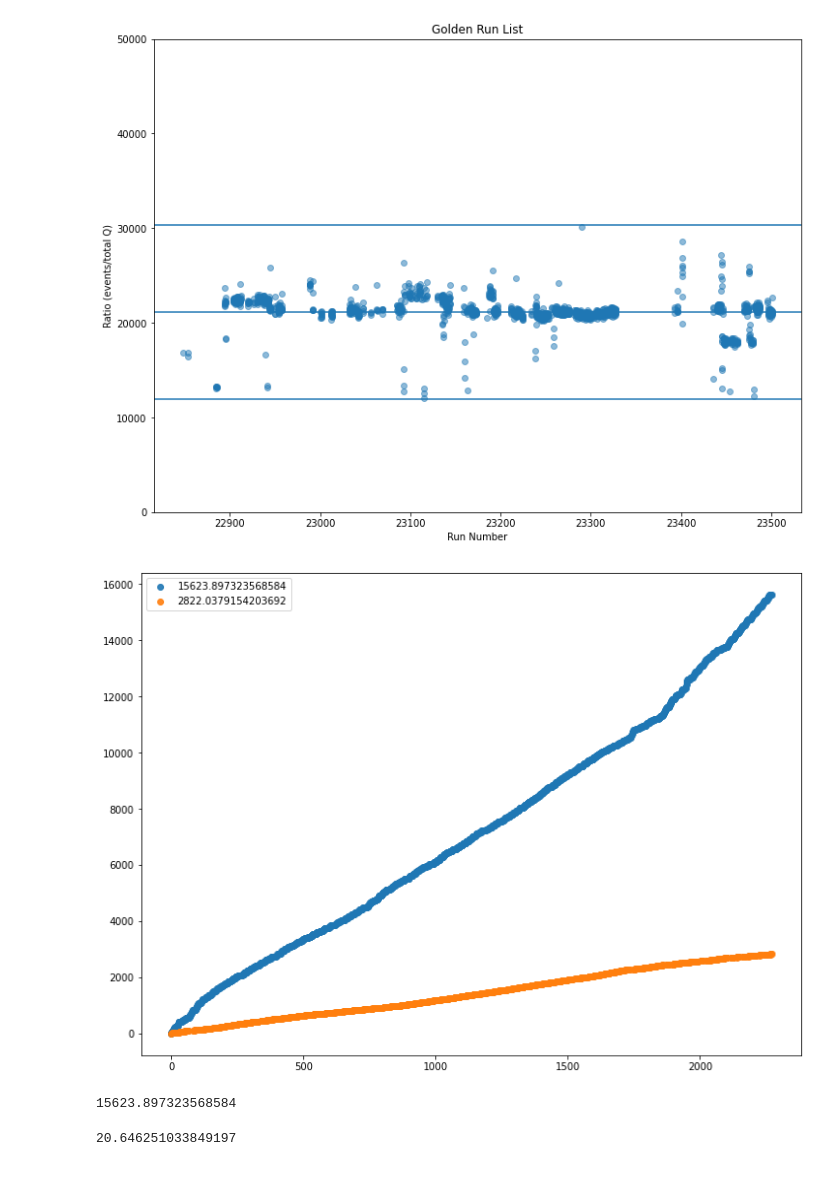
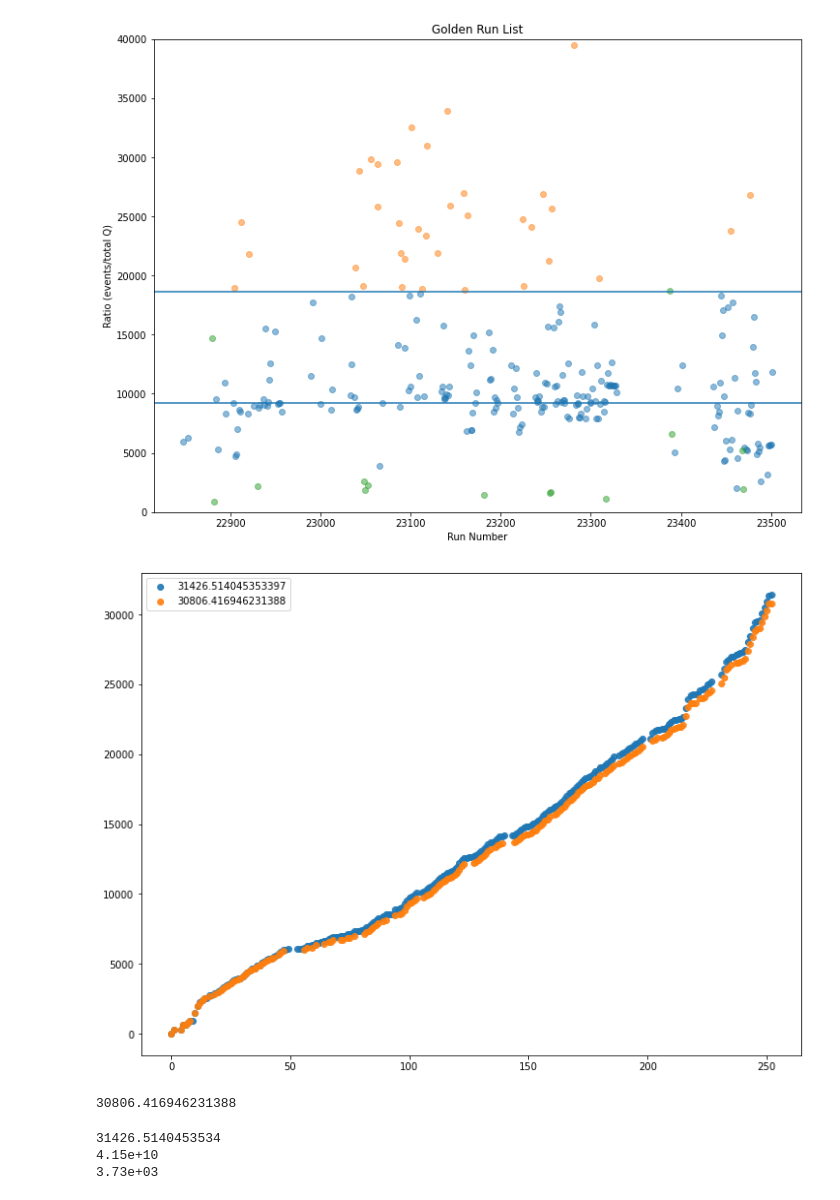
Before and after one commit to tylern4/analysisNotebooks, a Jupyter notebook: golden_run.ipynb, the cells around one changed output. Drawn from its saved outputs; the diff is of its cells as text; code cells hidden in the pictures.

```diff
--- a/golden_run.ipynb
+++ b/golden_run.ipynb
@@ -32,0 +38,4 @@ golden_df.head()
+# %%
+run_list = pd.read_csv("/Users/tylern/Data/e1d/out.csv").rename(columns={"Run Id": "run_num"})
+run_list['Number of Events'] = pd.to_numeric(run_list['Number of Events'], errors='coerce')
+run_list.head()
@@ -32,0 +49,8 @@ golden_df.head()
+# %%
+golden = pd.merge(golden_df, run_list, on='run_num')
+#golden = golden_df
+empty = golden[golden.Target == "empty"]
+golden = golden[(golden.Target == "H2_full") & (golden["Run Type"] == 'beam_electron')]
+golden.dropna(inplace=True)
+print(len(golden))
+golden.head(10)
@@ -37,28 +74,30 @@ plt.scatter(golden_df['run'], np.cumsum(golden_df['total_q']), alpha=0.9);
 # %%
-SIGMA = 10
+SIGMA = 3
 fig = plt.figure(num=None, figsize=(12,9), facecolor='w', edgecolor='k')
-bin_heights, bin_borders, _ = plt.hist(golden_df['ratio'], bins=1000, histtype='stepfilled', alpha=0.9, range=[0,50000])
+bin_heights, bin_borders, _ = plt.hist(golden['ratio'], bins=50, histtype='stepfilled', alpha=0.9, range=[0, 25_000])#, range=[40_000, 80_000])
 
 x = bin_borders[:-1]
 y = bin_heights
 
 mod = GaussianModel()
 pars = mod.guess(y, x=x)
-pars['center'].set(value=20000, min=10000, max=30000)
+pars['center'].set(value=6_000)
 out = mod.fit(y, pars, x=x)
 
-xs=np.linspace(0, 50000, 10000)
+xs=np.linspace(4_000, 20_000, 140)
 
 plt.plot(xs, out.eval(x=xs), 'r-', label='best fit')
 
 center = out.params['center'].value
 fwhm = out.params['fwhm'].value
 
+print(out.params)
+
 plt.axvline(x=center, c='r', alpha=0.3)
 plt.axvline(x=center+SIGMA*fwhm, c='r', alpha=0.3)
 plt.axvline(x=center-SIGMA*fwhm, c='r', alpha=0.3)
 
-plt.ylim([0, 100])
+plt.ylim(0)
 plt.xlabel('Ratio')
 plt.show()
 # %% [output]
@@ -88,0 +122,6 @@ after_cut.head()
+# %%
+runs = golden[(golden['ratio'] >= center-SIGMA*fwhm) & (golden['ratio'] <= center+SIGMA*fwhm)].run_num
+cut_out = golden[~golden.run_num.isin(runs.values)]
+after_cut = golden[golden.run_num.isin(runs.values)]
+print(len(after_cut))
+after_cut.head()
@@ -89,26 +136,30 @@ after_cut.head()
 # %%
 fig = plt.figure(num=None, figsize=(12,9), facecolor='w', edgecolor='k')
 plt.scatter(after_cut['run_num'], after_cut['ratio'], alpha=0.5)
+plt.scatter(cut_out['run_num'], cut_out['ratio'], alpha=0.5)
+plt.scatter(empty['run_num'], empty['ratio'], alpha=0.5)
 plt.axhline(y=center)
 plt.axhline(y=center+SIGMA*fwhm)
 plt.axhline(y=center-SIGMA*fwhm)
 plt.xlabel('Run Number')
 plt.title('Golden Run List')
 plt.ylabel('Ratio (events/total Q)')
-plt.ylim([0, 50000])
+#plt.ylim([40_000, 80_000])
+plt.ylim([0, 40_000])
 plt.show()
 
 
 fig = plt.figure(num=None, figsize=(12,9), facecolor='w', edgecolor='k')
-plt.scatter(golden_df.index, np.cumsum(golden_df['total_q']), alpha=0.9, label=f'{np.max(np.cumsum(golden_df.total_q))}')
+plt.scatter(golden.index, np.cumsum(golden['total_q']), alpha=0.9, label=f'{np.max(np.cumsum(golden.total_q))}')
 plt.scatter(after_cut.index, np.cumsum(after_cut['total_q']), alpha=0.9, label=f'{np.max(np.cumsum(after_cut.total_q))}')
 plt.legend()
-
 plt.show()
 
-print(np.max(np.cumsum(golden_df.total_q)))
+
+print(Q_tot := np.max(np.cumsum(after_cut.total_q)))
+#print(Q_tot := np.max(np.cumsum(golden.total_q)))
 # %% [output]
-[figure, old version]
+[figure, new version]
-[figure, old version]
+[figure, new version]
-15623.897323568584
+30806.416946231388
 # %%
@@ -125,4 +179,8 @@ def luminosity():
-# %%
-luminosity()
-# %% [output]
-20.646251033849197
+# %%
+print(f'{Q_tot:0.10f}')
+print(f'{luminosity(Q_tot=Q_tot):0.2e}')
+print(f'{luminosity():0.2e}')
+# %% [output]
+31426.5140453534
+4.15e+10
+3.73e+03
```
Also changed, not shown: parts of 11 cells of this notebook, 4 other files.
